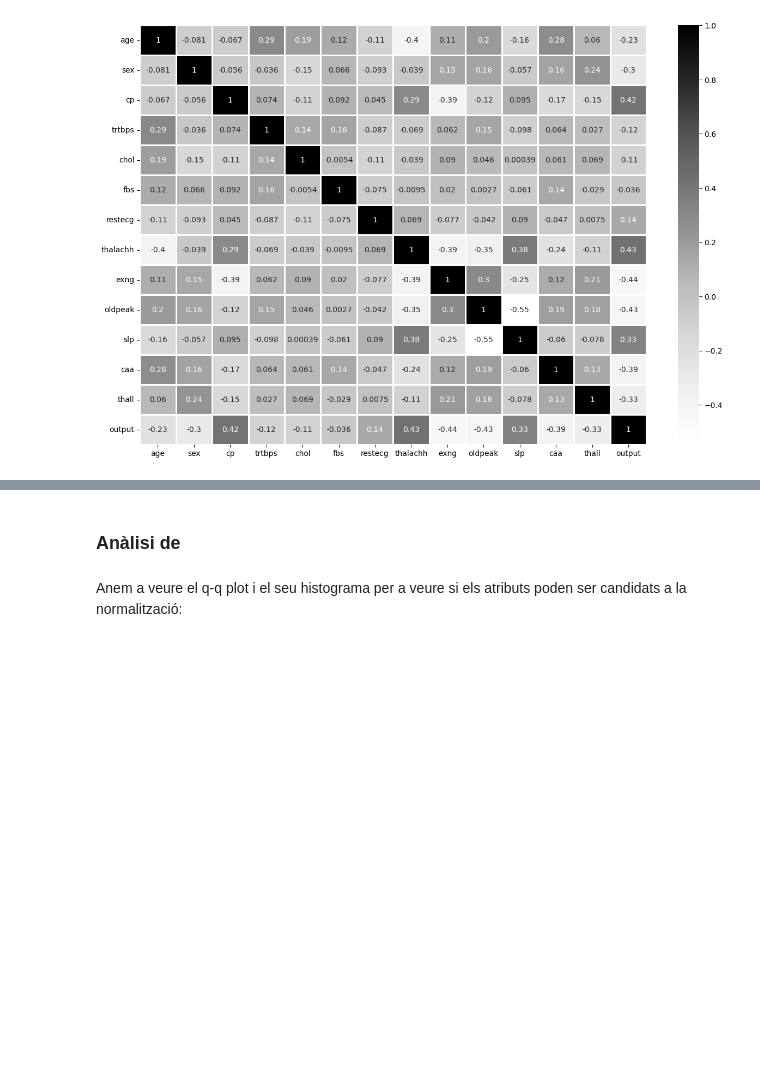
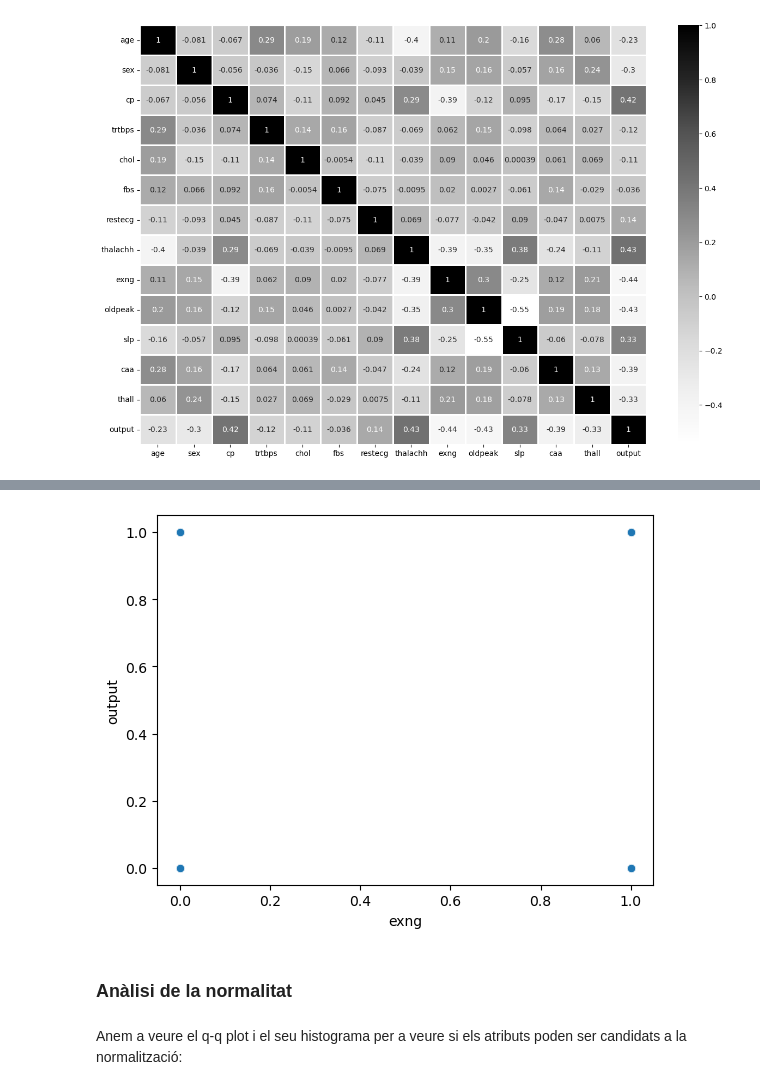
Before and after one commit to sercres/pra2_tipologia, a Jupyter notebook: code/pauconstans_screspia_PRA2.ipynb, the cells around one changed output, grey strips where cells are left out. Cells and saved outputs as stored; diff of their text form; code cells hidden in the pictures; blank space fills up the shorter version.

```diff
--- a/code/pauconstans_screspia_PRA2.ipynb
+++ b/code/pauconstans_screspia_PRA2.ipynb
@@ -336,5 +348,9 @@ plt.show()
+# %%
+sns.scatterplot(x="exng", y="output", data=df);
+# %% [output]
+[figure, added]
 # %% [markdown]
-### Anàlisi de
+### Anàlisi de la normalitat
 # %% [markdown]
 Anem a veure el q-q plot i el seu histograma per a veure si els atributs poden ser candidats a la normalització:
 # %%
```
Also changed, not shown: parts of 14 cells of this notebook.
